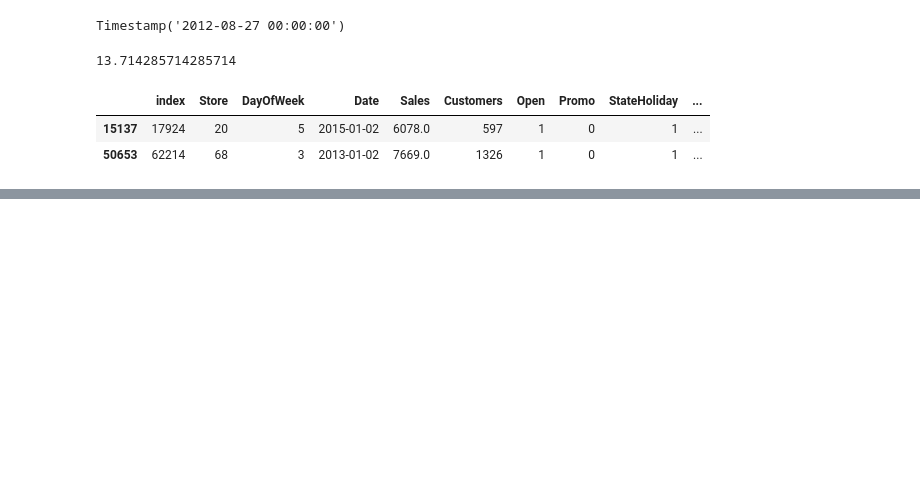
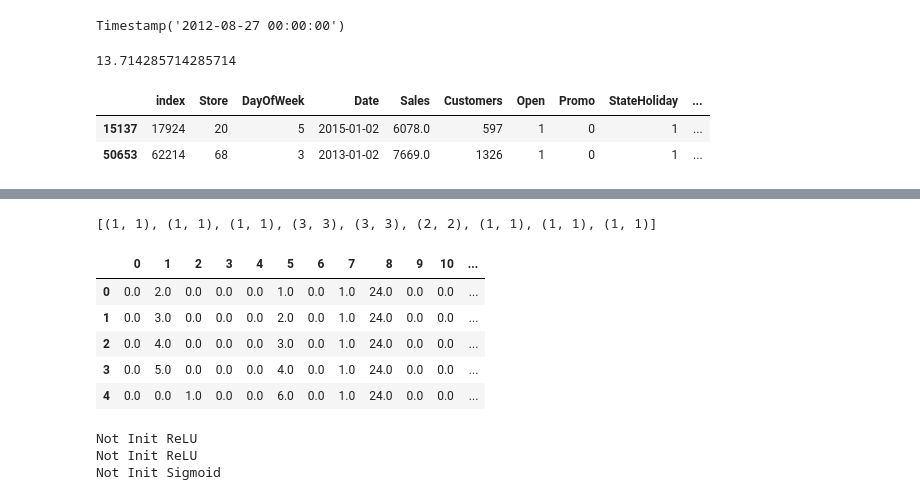
Before and after one commit to 7kbird/learning_notes, a Jupyter notebook: fast_ai/deeplearning/lesson14_rossman.ipynb, the cells around one changed output, grey strips where cells are left out. Saved outputs shown, nothing was run; the diff lists cells and outputs as text; code cells hidden in the pictures; blank space fills up the shorter version.

```diff
--- a/fast_ai/deeplearning/lesson14_rossman.ipynb
+++ b/fast_ai/deeplearning/lesson14_rossman.ipynb
@@ -1449,0 +1510,2 @@ mapper.fit(train_processed)
+# %%
+sorted_train = train_processed_k.copy()
@@ -1449,0 +1917,13 @@ mapper.fit(train_processed)
+# %%
+print([(s.output_shape[1], s.input_shape[1]) for i, s in enumerate(m.models) if type(s.layers[0]) != Embedding])
+# %% [output]
+[(1, 1), (1, 1), (1, 1), (3, 3), (3, 3), (2, 2), (1, 1), (1, 1), (1, 1)]
+# %%
+sorted_train.head()
+# %% [output]
+|  | 0 | 1 | 2 | 3 | 4 | 5 | 6 | 7 | 8 | 9 | 10 | ... |
+| 0 | 0.0 | 2.0 | 0.0 | 0.0 | 0.0 | 1.0 | 0.0 | 1.0 | 24.0 | 0.0 | 0.0 | ... |
+| 1 | 0.0 | 3.0 | 0.0 | 0.0 | 0.0 | 2.0 | 0.0 | 1.0 | 24.0 | 0.0 | 0.0 | ... |
+| 2 | 0.0 | 4.0 | 0.0 | 0.0 | 0.0 | 3.0 | 0.0 | 1.0 | 24.0 | 0.0 | 0.0 | ... |
+| 3 | 0.0 | 5.0 | 0.0 | 0.0 | 0.0 | 4.0 | 0.0 | 1.0 | 24.0 | 0.0 | 0.0 | ... |
+| 4 | 0.0 | 0.0 | 1.0 | 0.0 | 0.0 | 6.0 | 0.0 | 1.0 | 24.0 | 0.0 | 0.0 | ... |
@@ -1449,0 +1951,16 @@ mapper.fit(train_processed)
+# %%
+model = PaperModel(mapper, [50, 6, 2, 6, 10, 3, 2, 1, 1, 2, 3, 3, 4, 4, 6, 2, 4, 1, 1, 1, 1, 1, 1, 1, 1])
+model.apply(model.init_weight)
+
+for p in model.parameters():
+    p.require_grad = True
+optimizer = torch.optim.Adam(model.parameters(), lr=0.001)
+scheduler = None
+#scheduler = torch.optim.lr_scheduler.LambdaLR(optimizer, lambda ep: 0.0001 if ep==0 else 0.001)
+#scheduler = torch.optim.lr_scheduler.CosineAnnealingLR(optimizer, 5, 0.001)
+learner = Learner(model, optimizer, nn.L1Loss(), dataloader, valid_loader=val_dataloader,
+                  metrics={'rmsep': RMSEP(use_log=use_log)}, scheduler=scheduler)
+# %% [output]
+Not Init ReLU
+Not Init ReLU
+Not Init Sigmoid
```
Also changed, not shown: parts of 85 cells of this notebook.
